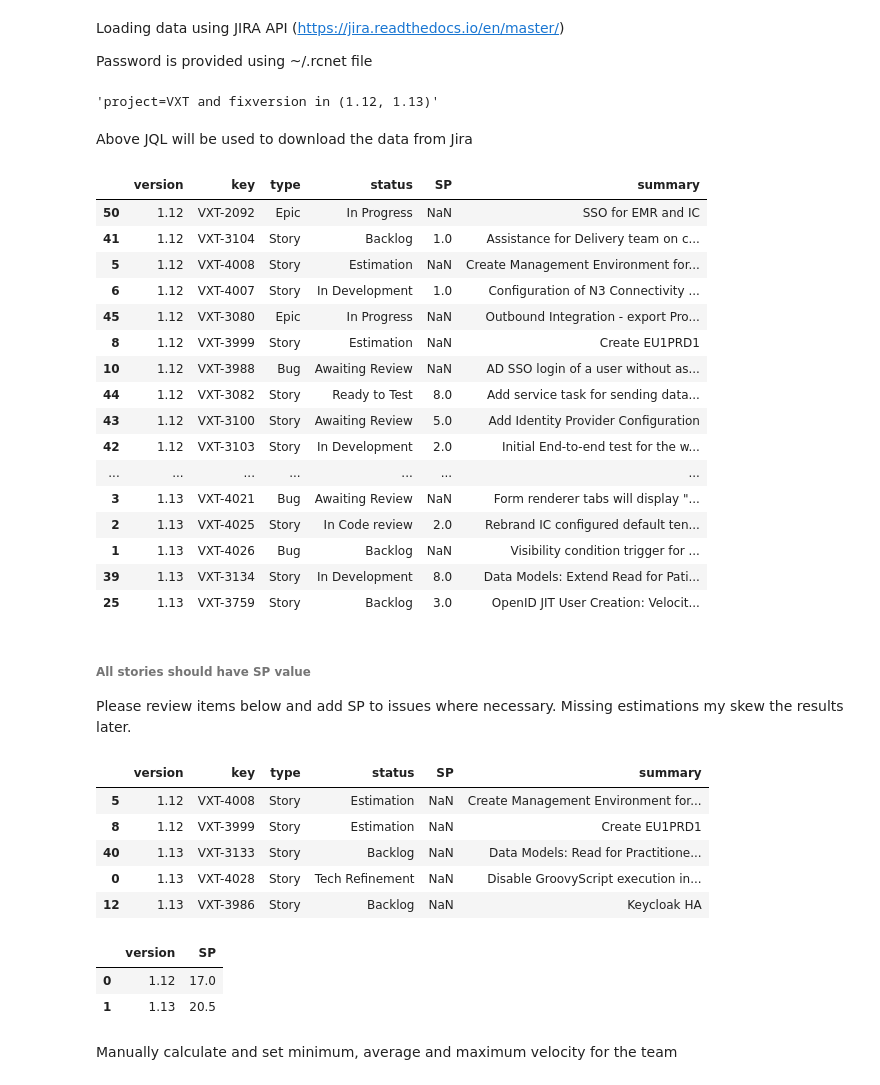
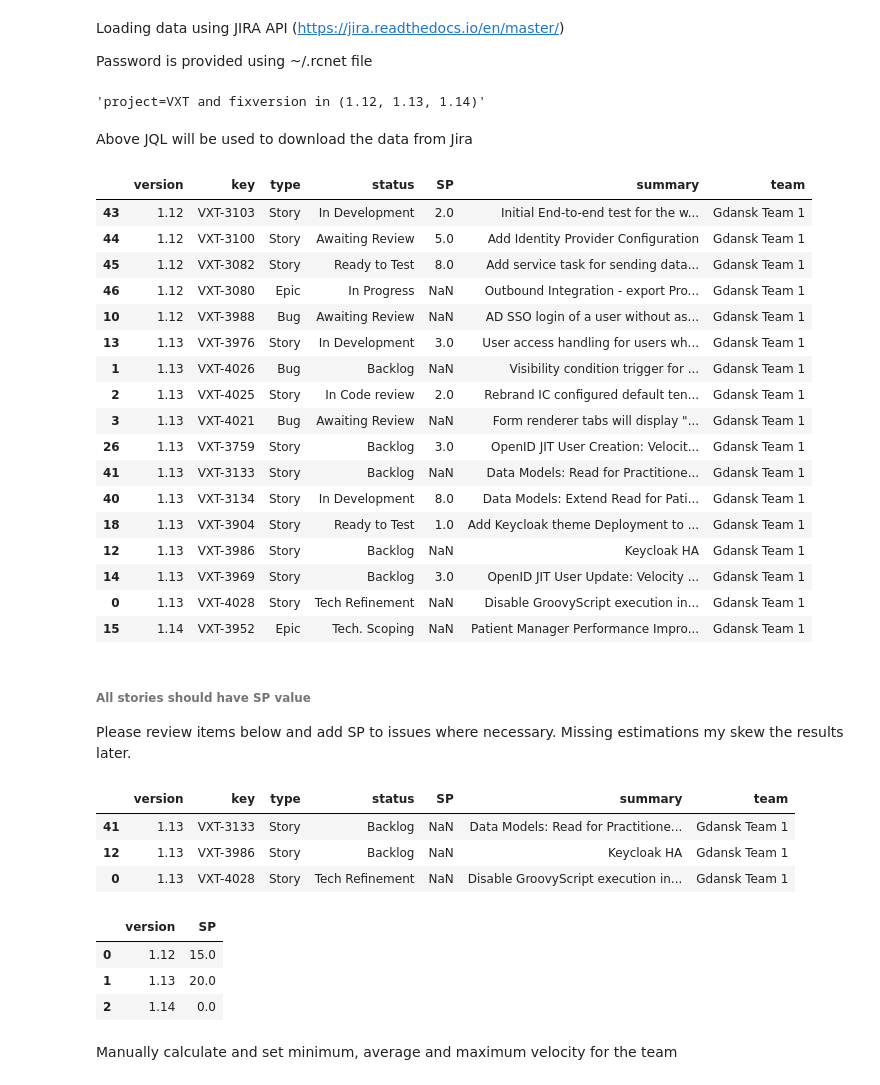
Before and after one commit to robert-krasinski/JiraAndPythonForManagers, a Jupyter notebook: JiraVersionsEstimator.ipynb, the cells around one changed output. Cells and saved outputs as stored; diff of their text form; code cells hidden in the pictures.

```diff
--- a/JiraVersionsEstimator.ipynb
+++ b/JiraVersionsEstimator.ipynb
@@ -1,7 +1,7 @@
 # %% [markdown]
 Specify the fixVersions that you'd like to estimate.
 # %%
-fixVersions = ['1.12', '1.13']
+fixVersions = ['1.12', '1.13', '1.14']
 # %% [markdown]
 Loading data using JIRA API (https://jira.readthedocs.io/en/master/)
 
@@ -16,55 +16,58 @@ jira = JIRA('https://kainos-evolve.atlassian.net')
 jql = 'project=VXT and fixversion in (' + ", ".join(fixVersions) +')'
 jql
 # %% [output]
-'project=VXT and fixversion in (1.12, 1.13)'
+'project=VXT and fixversion in (1.12, 1.13, 1.14)'
 # %% [markdown]
 Above JQL will be used to download the data from Jira
 # %%
 issuesInVersions = jira.search_issues(jql)
 
 issues = pd.DataFrame()
 issues['version'] = ''
 issues['key'] = ''
 issues['type'] = ''
 issues['status'] = ''
 issues['SP'] = 0
 issues['summary'] = ''
 
 #add issues to dataframe
 for issue in issuesInVersions:
     #issue may have many versions - in this approach, one version per issue is recommended
     for fixVersion in issue.fields.fixVersions:
         if(fixVersion.name in fixVersions):
             issues = issues.append(
                 {'version': fixVersion.name,
                  'key': issue.key,
                  'type': issue.fields.issuetype.name,
                  'status': issue.fields.status.name,
                  'SP': issue.fields.customfield_10005,
                  'summary': issue.fields.summary,
+                 'team' : str(issue.fields.customfield_14200)
                 }, ignore_index=True)
 
 issues.sort_values("version", inplace=True)
 issues = issues.loc[~(issues['status'].isin(['Completed', 'Rejected']))]
+issues = issues.loc[(issues['team'].isin(['Gdansk Team 1']))]
 issues
 # %% [output]
-|  | version | key | type | status | SP | summary |
-| 50 | 1.12 | VXT-2092 | Epic | In Progress | NaN | SSO for EMR and IC |
-| 41 | 1.12 | VXT-3104 | Story | Backlog | 1.0 | Assistance for Delivery team on c... |
-| 5 | 1.12 | VXT-4008 | Story | Estimation | NaN | Create Management Environment for... |
-| 6 | 1.12 | VXT-4007 | Story | In Development | 1.0 | Configuration of N3 Connectivity ... |
-| 45 | 1.12 | VXT-3080 | Epic | In Progress | NaN | Outbound Integration - export Pro... |
-| 8 | 1.12 | VXT-3999 | Story | Estimation | NaN | Create EU1PRD1 |
-| 10 | 1.12 | VXT-3988 | Bug | Awaiting Review | NaN | AD SSO login of a user without as... |
-| 44 | 1.12 | VXT-3082 | Story | Ready to Test | 8.0 | Add service task for sending data... |
-| 43 | 1.12 | VXT-3100 | Story | Awaiting Review | 5.0 | Add Identity Provider Configuration |
-| 42 | 1.12 | VXT-3103 | Story | In Development | 2.0 | Initial End-to-end test for the w... |
-| ... | ... | ... | ... | ... | ... | ... |
-| 3 | 1.13 | VXT-4021 | Bug | Awaiting Review | NaN | Form renderer tabs will display "... |
-| 2 | 1.13 | VXT-4025 | Story | In Code review | 2.0 | Rebrand IC configured default ten... |
-| 1 | 1.13 | VXT-4026 | Bug | Backlog | NaN | Visibility condition trigger for ... |
-| 39 | 1.13 | VXT-3134 | Story | In Development | 8.0 | Data Models: Extend Read for Pati... |
-| 25 | 1.13 | VXT-3759 | Story | Backlog | 3.0 | OpenID JIT User Creation: Velocit... |
+|  | version | key | type | status | SP | summary | team |
+| 43 | 1.12 | VXT-3103 | Story | In Development | 2.0 | Initial End-to-end test for the w... | Gdansk Team 1 |
+| 44 | 1.12 | VXT-3100 | Story | Awaiting Review | 5.0 | Add Identity Provider Configuration | Gdansk Team 1 |
+| 45 | 1.12 | VXT-3082 | Story | Ready to Test | 8.0 | Add service task for sending data... | Gdansk Team 1 |
+| 46 | 1.12 | VXT-3080 | Epic | In Progress | NaN | Outbound Integration - export Pro... | Gdansk Team 1 |
+| 10 | 1.12 | VXT-3988 | Bug | Awaiting Review | NaN | AD SSO login of a user without as... | Gdansk Team 1 |
+| 13 | 1.13 | VXT-3976 | Story | In Development | 3.0 | User access handling for users wh... | Gdansk Team 1 |
+| 1 | 1.13 | VXT-4026 | Bug | Backlog | NaN | Visibility condition trigger for ... | Gdansk Team 1 |
+| 2 | 1.13 | VXT-4025 | Story | In Code review | 2.0 | Rebrand IC configured default ten... | Gdansk Team 1 |
+| 3 | 1.13 | VXT-4021 | Bug | Awaiting Review | NaN | Form renderer tabs will display "... | Gdansk Team 1 |
+| 26 | 1.13 | VXT-3759 | Story | Backlog | 3.0 | OpenID JIT User Creation: Velocit... | Gdansk Team 1 |
+| 41 | 1.13 | VXT-3133 | Story | Backlog | NaN | Data Models: Read for Practitione... | Gdansk Team 1 |
+| 40 | 1.13 | VXT-3134 | Story | In Development | 8.0 | Data Models: Extend Read for Pati... | Gdansk Team 1 |
+| 18 | 1.13 | VXT-3904 | Story | Ready to Test | 1.0 | Add Keycloak theme Deployment to ... | Gdansk Team 1 |
+| 12 | 1.13 | VXT-3986 | Story | Backlog | NaN | Keycloak HA | Gdansk Team 1 |
+| 14 | 1.13 | VXT-3969 | Story | Backlog | 3.0 | OpenID JIT User Update: Velocity ... | Gdansk Team 1 |
+| 0 | 1.13 | VXT-4028 | Story | Tech Refinement | NaN | Disable GroovyScript execution in... | Gdansk Team 1 |
+| 15 | 1.14 | VXT-3952 | Epic | Tech. Scoping | NaN | Patient Manager Performance Impro... | Gdansk Team 1 |
 # %% [markdown]
 ###### All stories should have SP value
 
@@ -72,12 +75,10 @@ Please review items below and add SP to issues where necessary. Missing estimati
 # %%
 issues.loc[(issues['type'] == 'Story') & (issues['SP'].isnull())]
 # %% [output]
-|  | version | key | type | status | SP | summary |
-| 5 | 1.12 | VXT-4008 | Story | Estimation | NaN | Create Management Environment for... |
-| 8 | 1.12 | VXT-3999 | Story | Estimation | NaN | Create EU1PRD1 |
-| 40 | 1.13 | VXT-3133 | Story | Backlog | NaN | Data Models: Read for Practitione... |
-| 0 | 1.13 | VXT-4028 | Story | Tech Refinement | NaN | Disable GroovyScript execution in... |
-| 12 | 1.13 | VXT-3986 | Story | Backlog | NaN | Keycloak HA |
+|  | version | key | type | status | SP | summary | team |
+| 41 | 1.13 | VXT-3133 | Story | Backlog | NaN | Data Models: Read for Practitione... | Gdansk Team 1 |
+| 12 | 1.13 | VXT-3986 | Story | Backlog | NaN | Keycloak HA | Gdansk Team 1 |
+| 0 | 1.13 | VXT-4028 | Story | Tech Refinement | NaN | Disable GroovyScript execution in... | Gdansk Team 1 |
 # %%
 #replace NaN values by 0 for grouping
 issues = issues.fillna(0)
@@ -86,8 +87,9 @@ issues = issues.groupby(['version'], as_index=False)['SP'].sum()
 issues
 # %% [output]
 |  | version | SP |
-| 0 | 1.12 | 17.0 |
-| 1 | 1.13 | 20.5 |
+| 0 | 1.12 | 15.0 |
+| 1 | 1.13 | 20.0 |
+| 2 | 1.14 | 0.0 |
 # %% [markdown]
 Manually calculate and set minimum, average and maximum velocity for the team
 # %%
```
Also changed, not shown: parts of 2 cells of this notebook, 1 other file.
